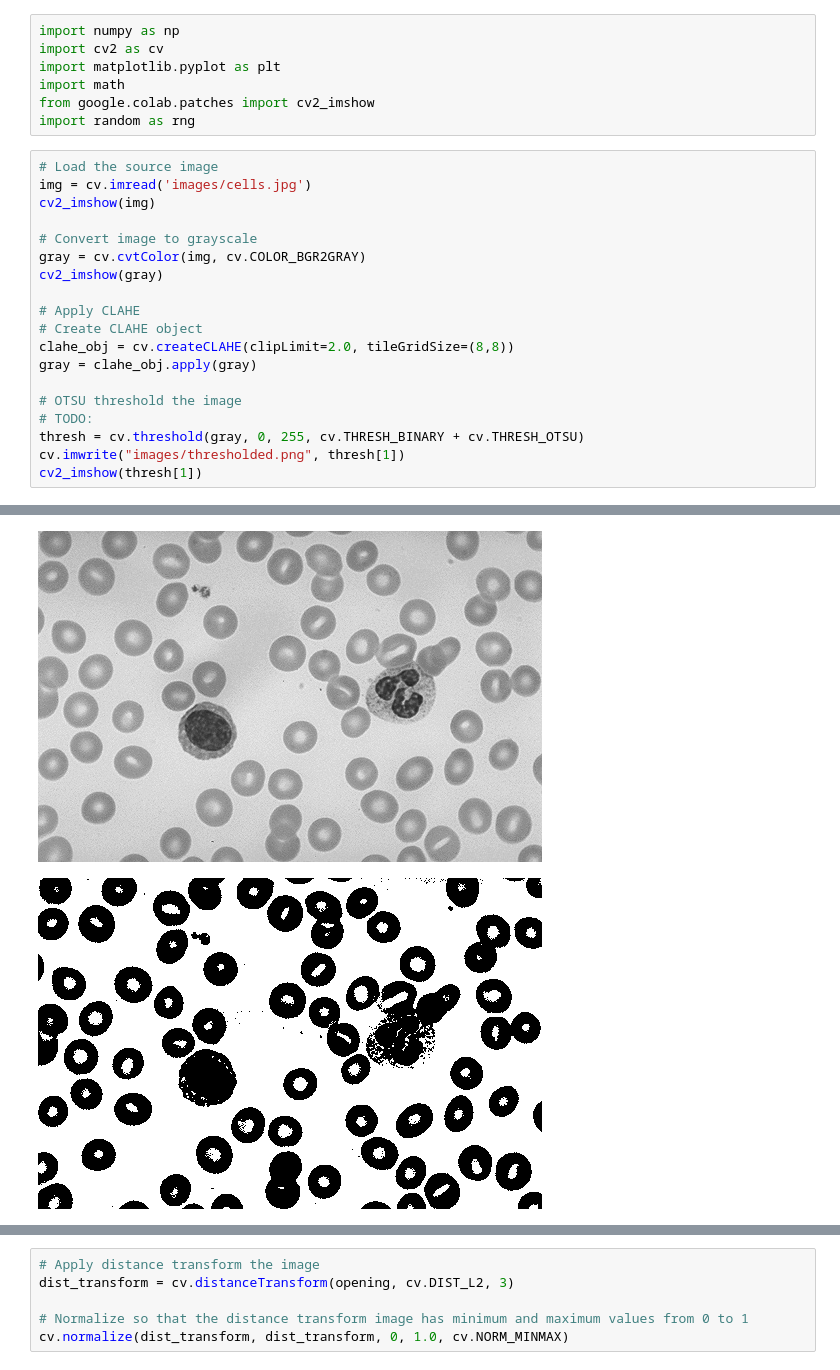
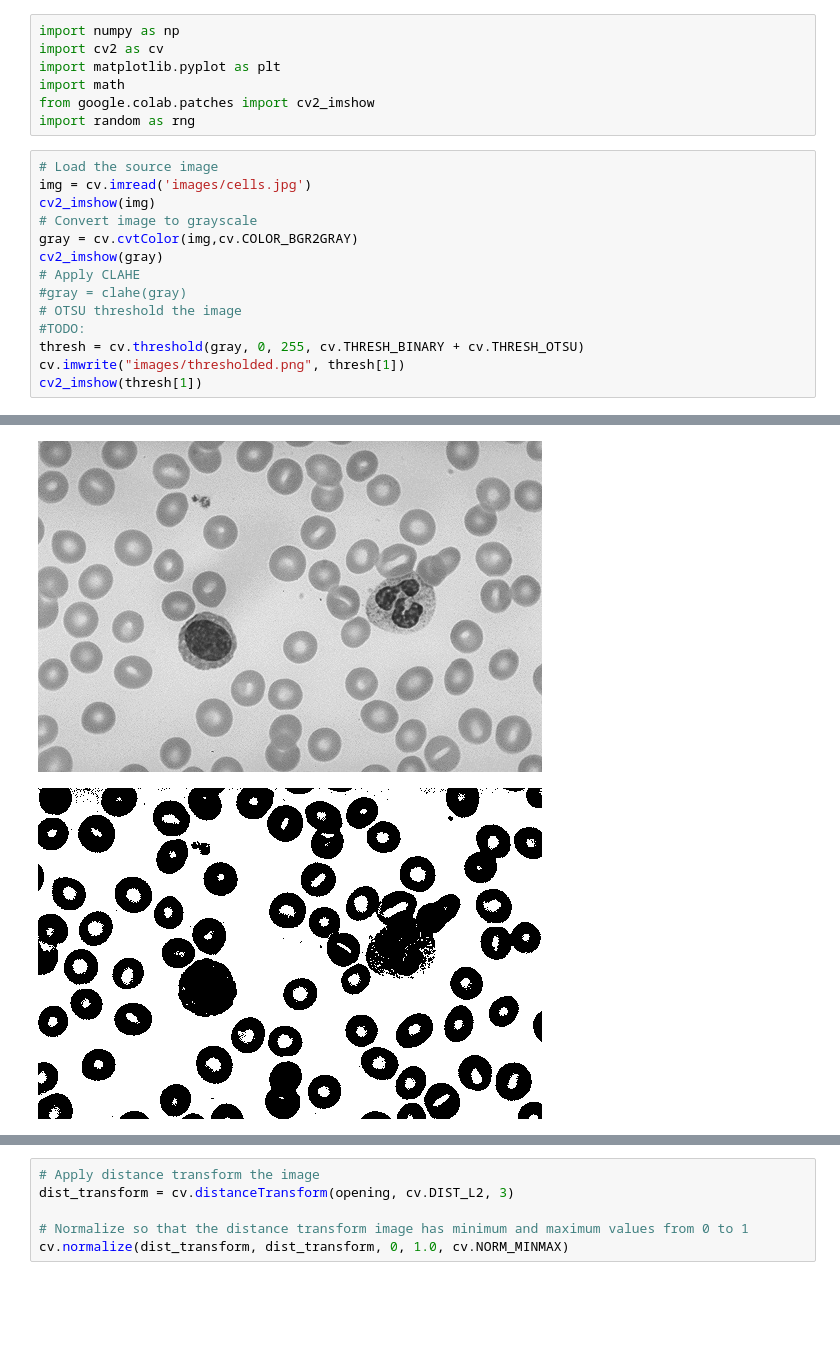
Before and after one commit to Domagoj2003-creator/racunalni_vid, a Jupyter notebook: lab5.ipynb, the cells around one changed output, grey strips where cells are left out. Cells and saved outputs as stored; diff of their text form; blank space fills up the shorter version.

```diff
--- a/lab5.ipynb
+++ b/lab5.ipynb
@@ -151,26 +149,21 @@ import random as rng
 # %%
 # Load the source image
 img = cv.imread('images/cells.jpg')
 cv2_imshow(img)
-
 # Convert image to grayscale
-gray = cv.cvtColor(img, cv.COLOR_BGR2GRAY)
+gray = cv.cvtColor(img,cv.COLOR_BGR2GRAY)
 cv2_imshow(gray)
-
 # Apply CLAHE
-# Create CLAHE object
-clahe_obj = cv.createCLAHE(clipLimit=2.0, tileGridSize=(8,8))
-gray = clahe_obj.apply(gray)
-
+#gray = clahe(gray)
 # OTSU threshold the image
-# TODO:
+#TODO:
 thresh = cv.threshold(gray, 0, 255, cv.THRESH_BINARY + cv.THRESH_OTSU)
 cv.imwrite("images/thresholded.png", thresh[1])
 cv2_imshow(thresh[1])
 # %% [output]
 [figure]
 [figure]
-[figure, old version]
+[figure, new version]
 # %%
 # Use morphological processing to remove noise from the image
 # use 3x3 structuring element and opening operations
```
Also changed, not shown: parts of 6 cells of this notebook.
